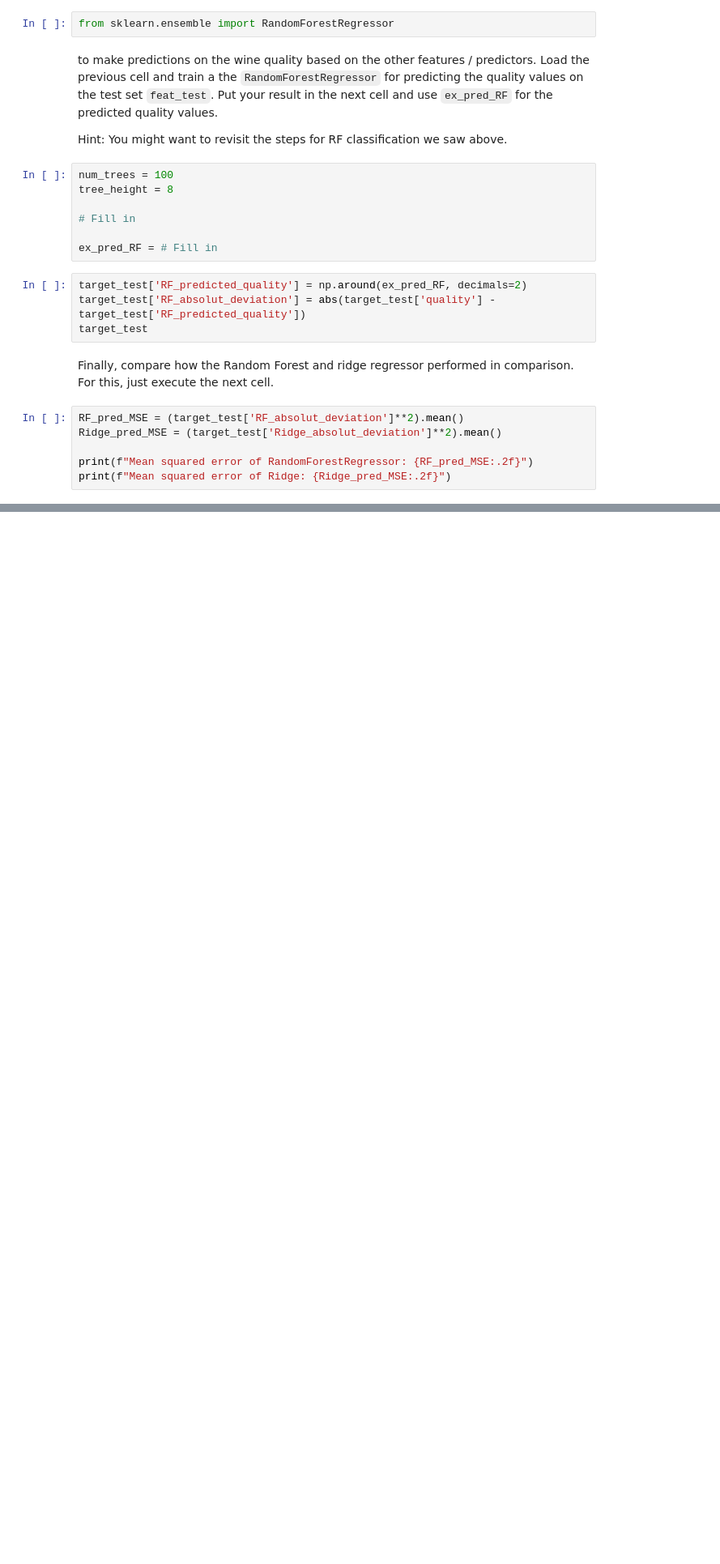
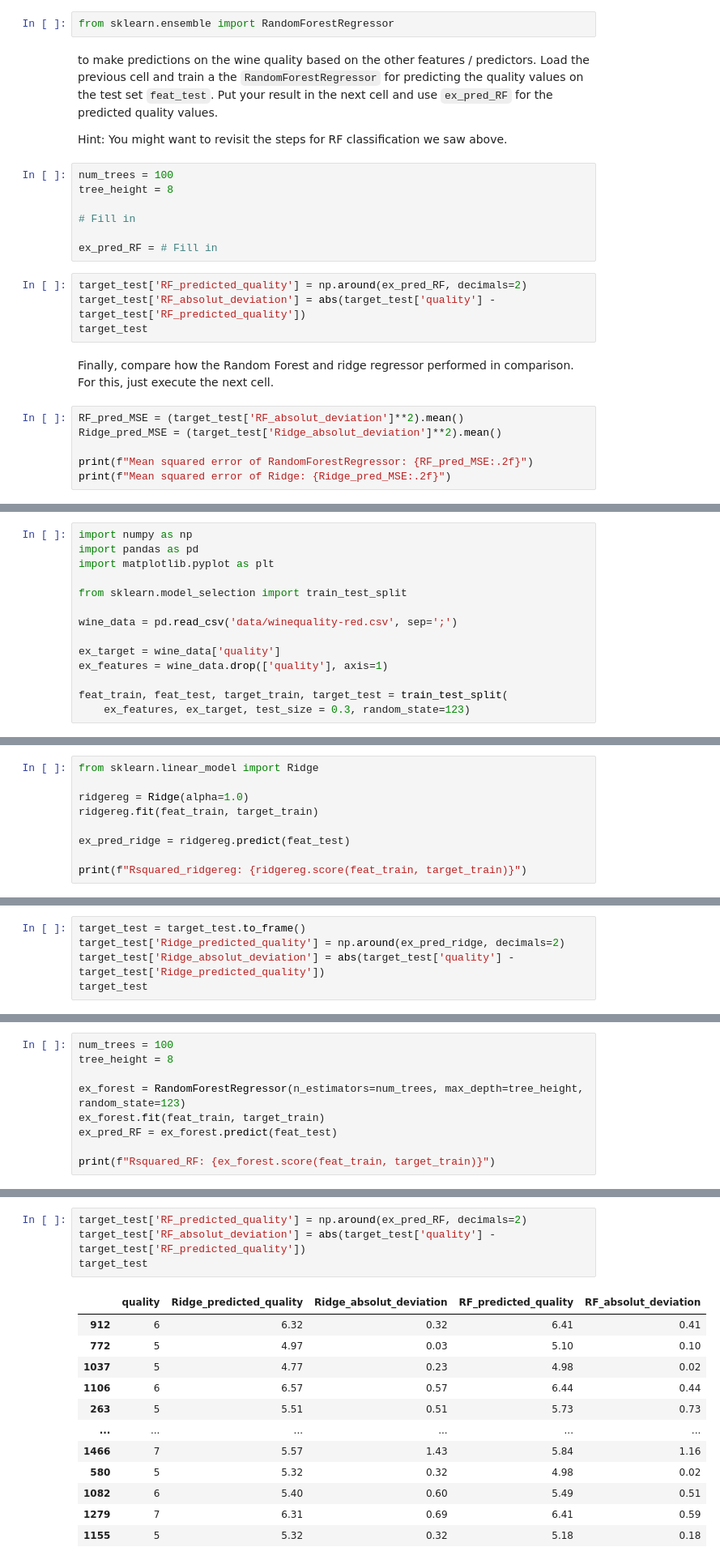
Before and after one commit to samarinm/APML, a Jupyter notebook: Notebooks/2-Regression_and_Classification.ipynb, the cells around one changed output, grey strips where cells are left out. Shown at 81% size. Saved outputs shown, nothing was run; the diff lists cells and outputs as text; blank space fills up the shorter version.

```diff
--- a/Notebooks/2-Regression_and_Classification.ipynb
+++ b/Notebooks/2-Regression_and_Classification.ipynb
@@ -645,0 +792,14 @@ print(f"Mean squared error of Ridge: {Ridge_pred_MSE:.2f}")
+# %%
+import numpy as np
+import pandas as pd
+import matplotlib.pyplot as plt
+
+from sklearn.model_selection import train_test_split
+
+wine_data = pd.read_csv('data/winequality-red.csv', sep=';')
+
+ex_target = wine_data['quality']
+ex_features = wine_data.drop(['quality'], axis=1)
+
+feat_train, feat_test, target_train, target_test = train_test_split(
+    ex_features, ex_target, test_size = 0.3, random_state=123)
@@ -645,0 +808,9 @@ print(f"Mean squared error of Ridge: {Ridge_pred_MSE:.2f}")
+# %%
+from sklearn.linear_model import Ridge
+
+ridgereg = Ridge(alpha=1.0)
+ridgereg.fit(feat_train, target_train)
+
+ex_pred_ridge = ridgereg.predict(feat_test)
+
+print(f"Rsquared_ridgereg: {ridgereg.score(feat_train, target_train)}")
@@ -645,0 +821,5 @@ print(f"Mean squared error of Ridge: {Ridge_pred_MSE:.2f}")
+# %%
+target_test = target_test.to_frame()
+target_test['Ridge_predicted_quality'] = np.around(ex_pred_ridge, decimals=2)
+target_test['Ridge_absolut_deviation'] = abs(target_test['quality'] - target_test['Ridge_predicted_quality'])
+target_test
@@ -645,0 +849,9 @@ print(f"Mean squared error of Ridge: {Ridge_pred_MSE:.2f}")
+# %%
+num_trees = 100
+tree_height = 8
+
+ex_forest = RandomForestRegressor(n_estimators=num_trees, max_depth=tree_height, random_state=123)
+ex_forest.fit(feat_train, target_train)
+ex_pred_RF = ex_forest.predict(feat_test)
+
+print(f"Rsquared_RF: {ex_forest.score(feat_train, target_train)}")
@@ -645,0 +860,17 @@ print(f"Mean squared error of Ridge: {Ridge_pred_MSE:.2f}")
+# %%
+target_test['RF_predicted_quality'] = np.around(ex_pred_RF, decimals=2)
+target_test['RF_absolut_deviation'] = abs(target_test['quality'] - target_test['RF_predicted_quality'])
+target_test
+# %% [output]
+|  | quality | Ridge_predicted_quality | Ridge_absolut_deviation | RF_predicted_quality | RF_absolut_deviation |
+| 912 | 6 | 6.32 | 0.32 | 6.41 | 0.41 |
+| 772 | 5 | 4.97 | 0.03 | 5.10 | 0.10 |
+| 1037 | 5 | 4.77 | 0.23 | 4.98 | 0.02 |
+| 1106 | 6 | 6.57 | 0.57 | 6.44 | 0.44 |
+| 263 | 5 | 5.51 | 0.51 | 5.73 | 0.73 |
+| ... | ... | ... | ... | ... | ... |
+| 1466 | 7 | 5.57 | 1.43 | 5.84 | 1.16 |
+| 580 | 5 | 5.32 | 0.32 | 4.98 | 0.02 |
+| 1082 | 6 | 5.40 | 0.60 | 5.49 | 0.51 |
+| 1279 | 7 | 6.31 | 0.69 | 6.41 | 0.59 |
+| 1155 | 5 | 5.32 | 0.32 | 5.18 | 0.18 |
```
Also changed, not shown: parts of 39 cells of this notebook, 2 other files.
